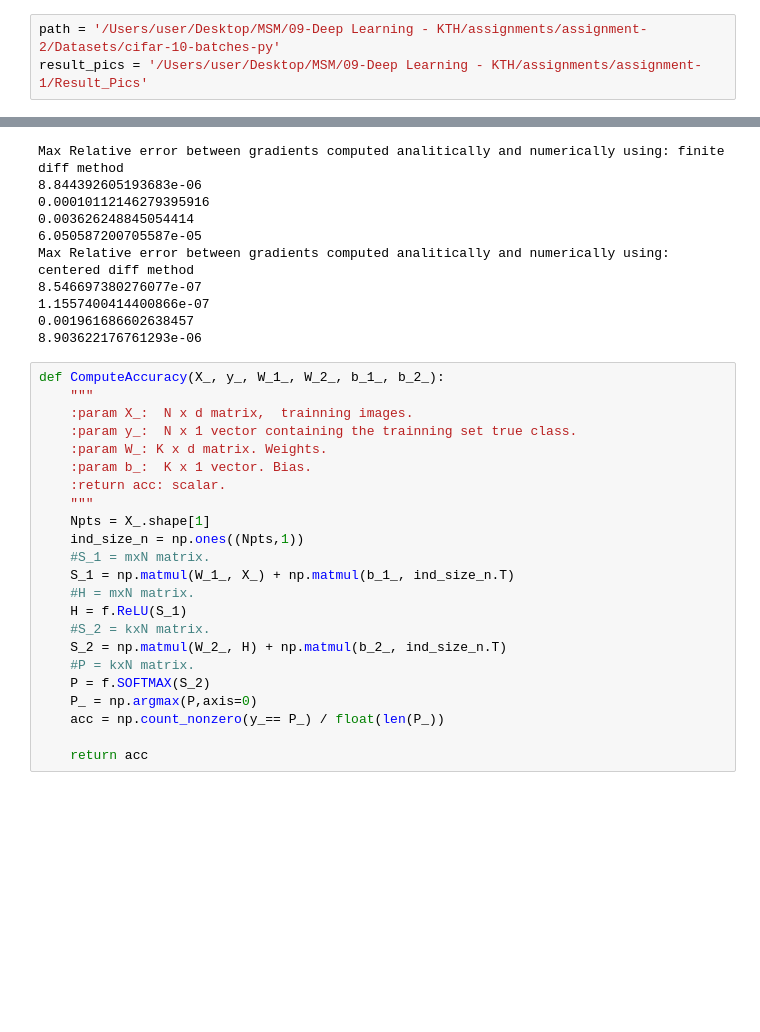
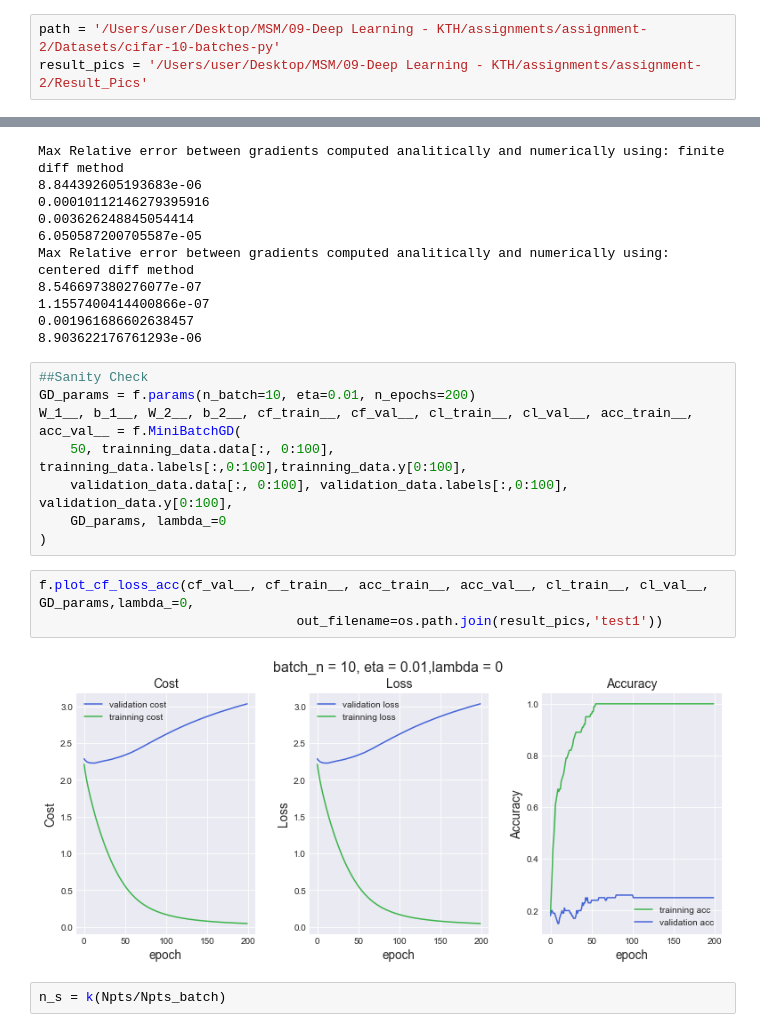
Before and after one commit to msarrias/deep-learning-KTH-DD2424, a Jupyter notebook: assignment-2/assignment-2.ipynb, the cells around one changed output, grey strips where cells are left out. Saved outputs shown, nothing was run; the diff lists cells and outputs as text; blank space fills up the shorter version.

Commit message:
update minibatch using cyclical learning rates

```diff
--- a/assignment-2/assignment-2.ipynb
+++ b/assignment-2/assignment-2.ipynb
@@ -11,7 +11,7 @@ from matplotlib import pyplot
 np.random.seed(400)
 # %%
 path = '/Users/user/Desktop/MSM/09-Deep Learning - KTH/assignments/assignment-2/Datasets/cifar-10-batches-py'
-result_pics = '/Users/user/Desktop/MSM/09-Deep Learning - KTH/assignments/assignment-1/Result_Pics'
+result_pics = '/Users/user/Desktop/MSM/09-Deep Learning - KTH/assignments/assignment-2/Result_Pics'
 # %%
 #read in data:
 trainning_data = f.LoadBatch(os.path.join(path,'data_batch_1'))
@@ -53,26 +53,18 @@ Max Relative error between gradients computed analitically and numerically using
 1.1557400414400866e-07
 0.001961686602638457
 8.903622176761293e-06
-# %%
-def ComputeAccuracy(X_, y_, W_1_, W_2_, b_1_, b_2_):
-    """
-    :param X_:  N x d matrix,  trainning images.
-    :param y_:  N x 1 vector containing the trainning set true class.
-    :param W_: K x d matrix. Weights.
-    :param b_:  K x 1 vector. Bias.
-    :return acc: scalar.
-    """
-    Npts = X_.shape[1]
-    ind_size_n = np.ones((Npts,1))
-    #S_1 = mxN matrix.
-    S_1 = np.matmul(W_1_, X_) + np.matmul(b_1_, ind_size_n.T)
-    #H = mxN matrix.
-    H = f.ReLU(S_1)
-    #S_2 = kxN matrix.
-    S_2 = np.matmul(W_2_, H) + np.matmul(b_2_, ind_size_n.T)
-    #P = kxN matrix.
-    P = f.SOFTMAX(S_2)
-    P_ = np.argmax(P,axis=0)
-    acc = np.count_nonzero(y_== P_) / float(len(P_))
-
-    return acc
+# %%
+##Sanity Check
+GD_params = f.params(n_batch=10, eta=0.01, n_epochs=200)
+W_1__, b_1__, W_2__, b_2__, cf_train__, cf_val__, cl_train__, cl_val__, acc_train__, acc_val__ = f.MiniBatchGD(
+    50, trainning_data.data[:, 0:100], trainning_data.labels[:,0:100],trainning_data.y[0:100],
+    validation_data.data[:, 0:100], validation_data.labels[:,0:100], validation_data.y[0:100],
+    GD_params, lambda_=0
+)
+# %%
+f.plot_cf_loss_acc(cf_val__, cf_train__, acc_train__, acc_val__, cl_train__, cl_val__, GD_params,lambda_=0,
+                                 out_filename=os.path.join(result_pics,'test1'))
+# %% [output]
+[figure, added]
+# %%
+n_s = k(Npts/Npts_batch)
```
Also changed, not shown: parts of 20 cells of this notebook, 12 other files.
